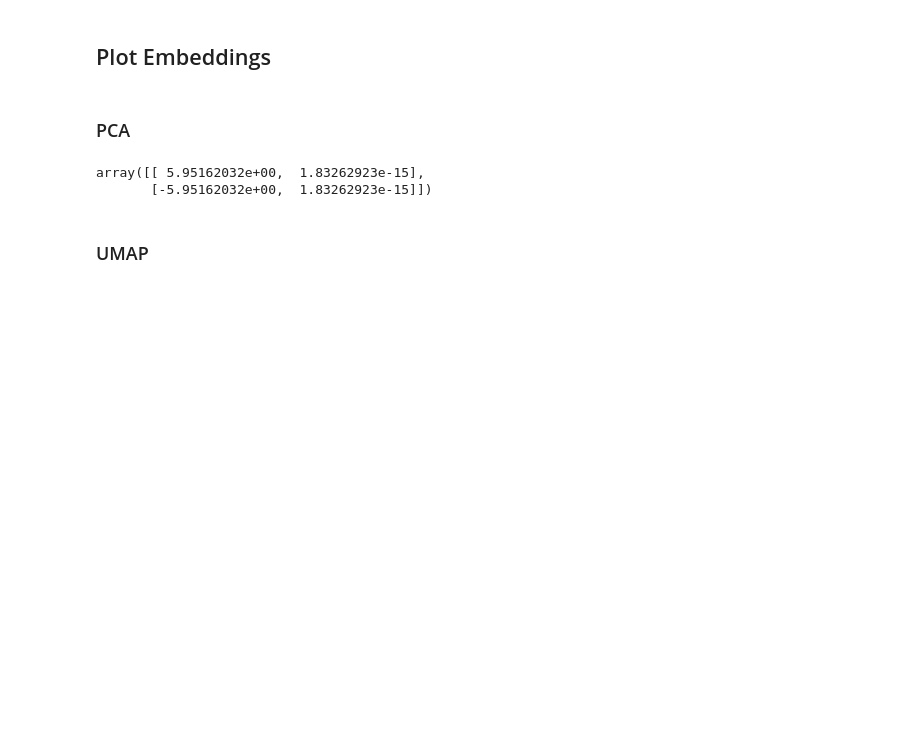
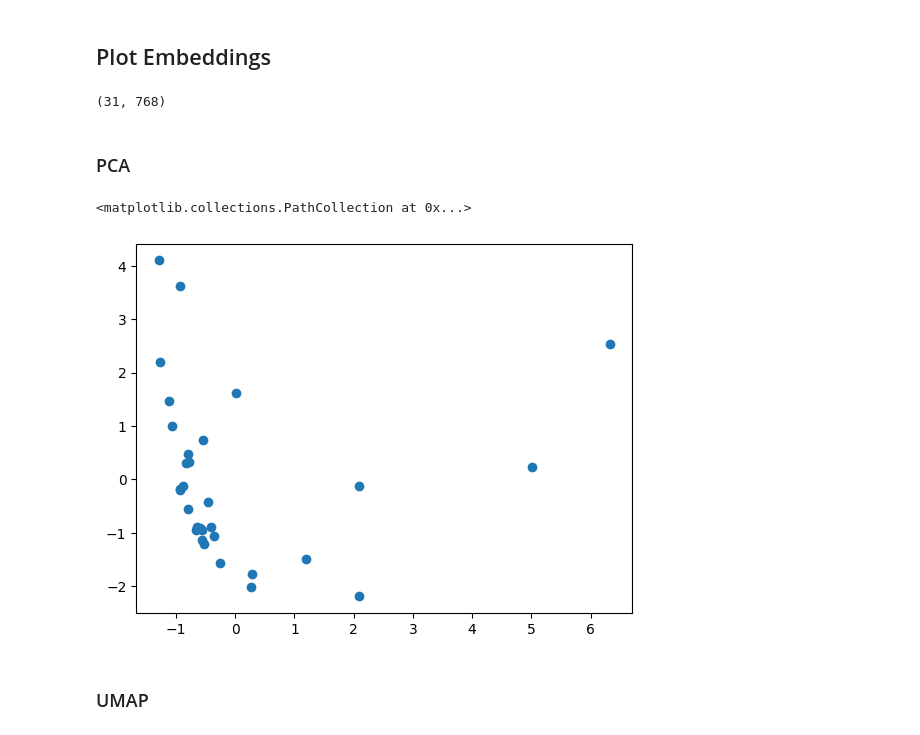
Before and after one commit to Semantics-of-Sustainability/ContextualLM, a Jupyter notebook: SemanticShift.ipynb, the cells around one changed output. Cells and saved outputs as stored; diff of their text form; code cells hidden in the pictures; blank space fills up the shorter version.

Commit message:
PCA Plots.

```diff
--- a/SemanticShift.ipynb
+++ b/SemanticShift.ipynb
@@ -298,13 +298,12 @@ class Sentence:
     def _token_ids(self):
         return self.tokenizer(self.text)['input_ids']
 
-    def embeddings_matrix(self, token: str) -> Optional[np.array]:
+    def embeddings_matrix(self, token: str) -> List[np.array]:
         if token in self:
-            embeddings: List[np.array] = [
+            return [
                 self._aggregate_embeddings(token_i, token_length)
                 for token_i, token_length in self._find_token(token, self._token_ids)
             ]
-            return np.array(embeddings)
         else:
             logging.warning(f"Token '{token}' not found.")
             return None
@@ -351,19 +349,33 @@ vectors.shape
 # %% [output]
 (2, 768)
+# %%
+term_sentences: List[Sentence] = [
+    Sentence(s, doc, model)
+    for doc in coha_docs
+    for s in doc.find_sentences(TERM)
+]
 # %% [markdown]
 ## Plot Embeddings
+# %%
+embeddings = []
+for sentence in term_sentences:
+    embeddings.extend(sentence.embeddings_matrix(TERM))
+# %%
+np.array(embeddings).shape
+# %% [output]
+(31, 768)
 # %% [markdown]
 ### PCA
 # %%
 from sklearn.decomposition import PCA
 
-pca = PCA(n_components=2).fit_transform(vectors)
+pca = PCA(n_components=2).fit_transform(embeddings)
 # %%
-pca
-#plt.scatter(pca[0], pca[1])
+pca[:,1]
+plt.scatter(pca[:,0], pca[:,1])
 # %% [output]
-array([[ 5.95162032e+00,  1.83262923e-15],
-       [-5.95162032e+00,  1.83262923e-15]])
+<matplotlib.collections.PathCollection at 0x...>
+[figure, added]
 # %% [markdown]
 ### UMAP
 # %%
```
Also changed, not shown: parts of 1 cell of this notebook.
